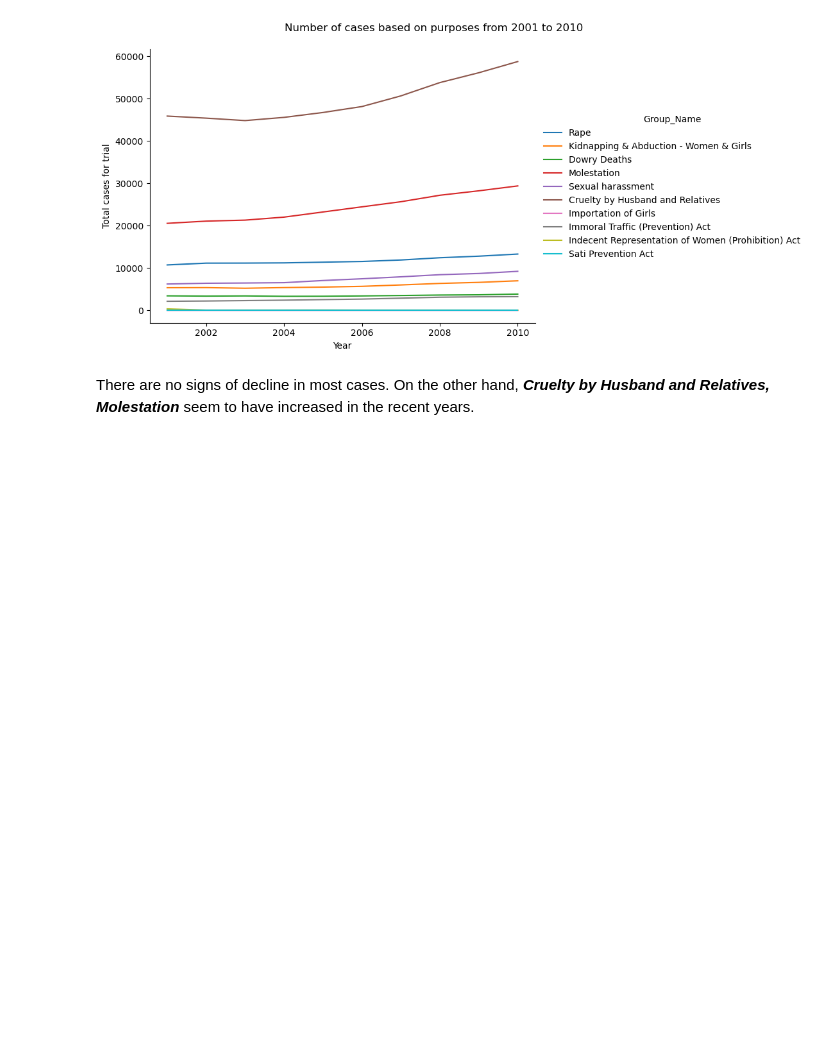
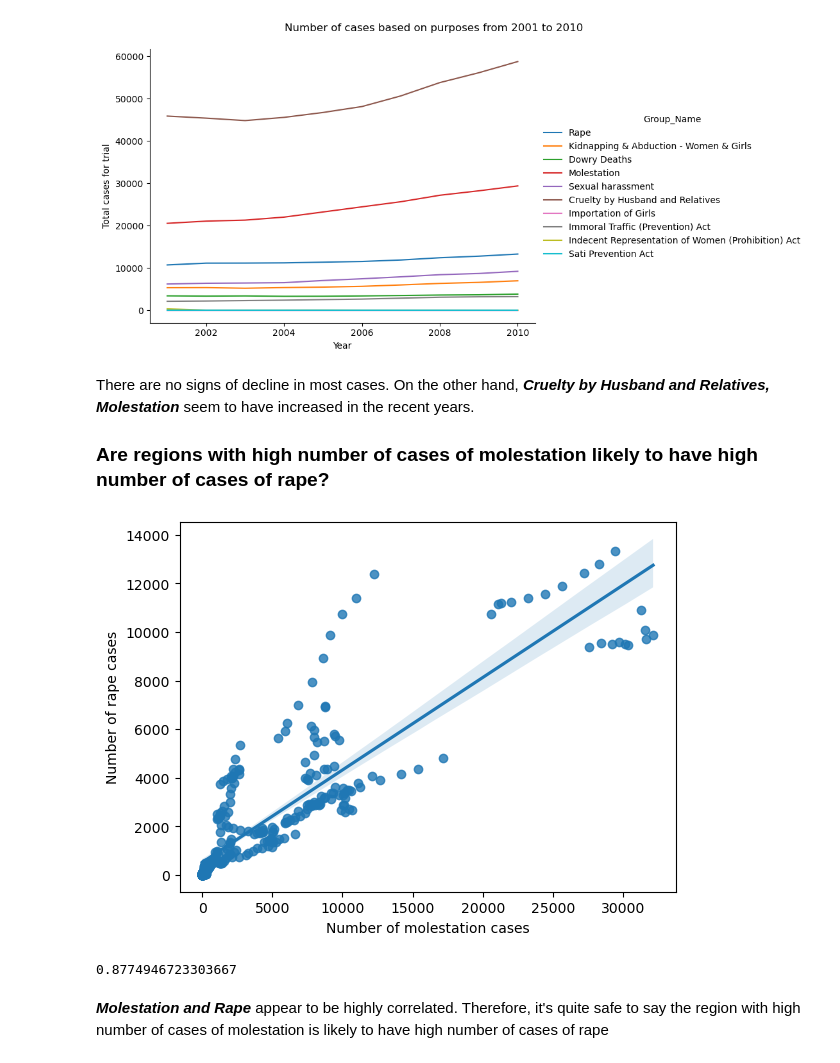
Before and after one commit to Huycuong03/Analysis-crimes-against-women-in-India, a Jupyter notebook: notebook/main.ipynb, the cells around one changed output. Cells and saved outputs as stored; diff of their text form; code cells hidden in the pictures; blank space fills up the shorter version.

```diff
--- a/notebook/main.ipynb
+++ b/notebook/main.ipynb
@@ -216,3 +217,19 @@ plt.show()
 [figure]
 # %% [markdown]
 There are no signs of decline in most cases. On the other hand, **_Cruelty by Husband and Relatives, Molestation_** seem to have increased in the recent years.
+### Are regions with high number of cases of molestation likely to have high number of cases of rape?
+# %%
+g = sns.regplot(
+    x=crimes[crimes['Group_Name'] == 'Molestation']['Total_Cases_for_Trial'].reset_index(drop=True),
+    y=crimes[crimes['Group_Name'] == 'Rape']['Total_Cases_for_Trial'].reset_index(drop=True)
+)
+g.set(xlabel='Number of molestation cases', ylabel='Number of rape cases')
+plt.show()
+# %% [output]
+[figure, added]
+# %%
+crimes[crimes['Group_Name'] == 'Molestation']['Total_Cases_for_Trial'].reset_index(drop=True).corr(crimes[crimes['Group_Name'] == 'Rape']['Total_Cases_for_Trial'].reset_index(drop=True))
+# %% [output]
+0.8774946723303667
+# %% [markdown]
+**_Molestation and Rape_** appear to be highly correlated. Therefore, it's quite safe to say the region with high number of cases of molestation is likely to have high number of cases of rape
```
Also changed, not shown: parts of 3 cells of this notebook, 1 other file.
